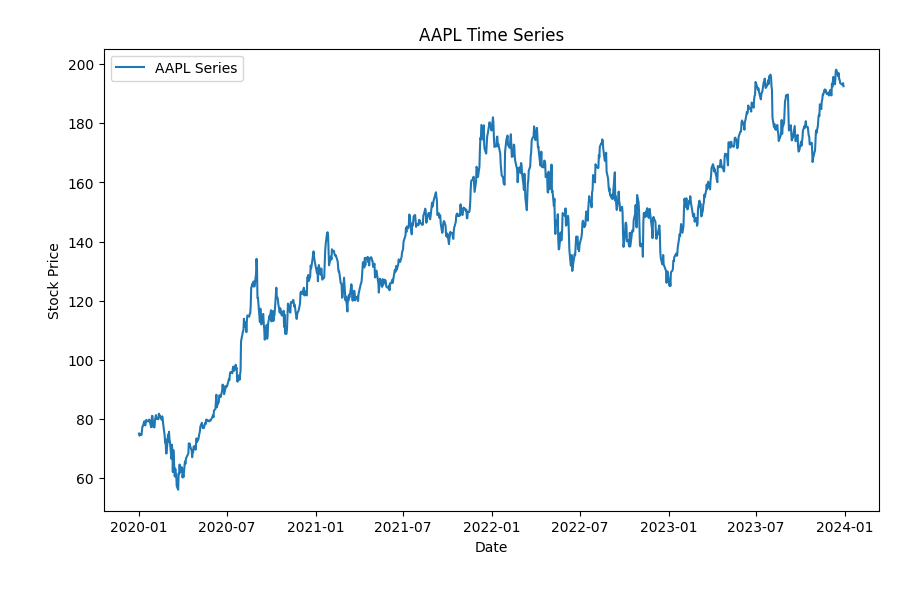
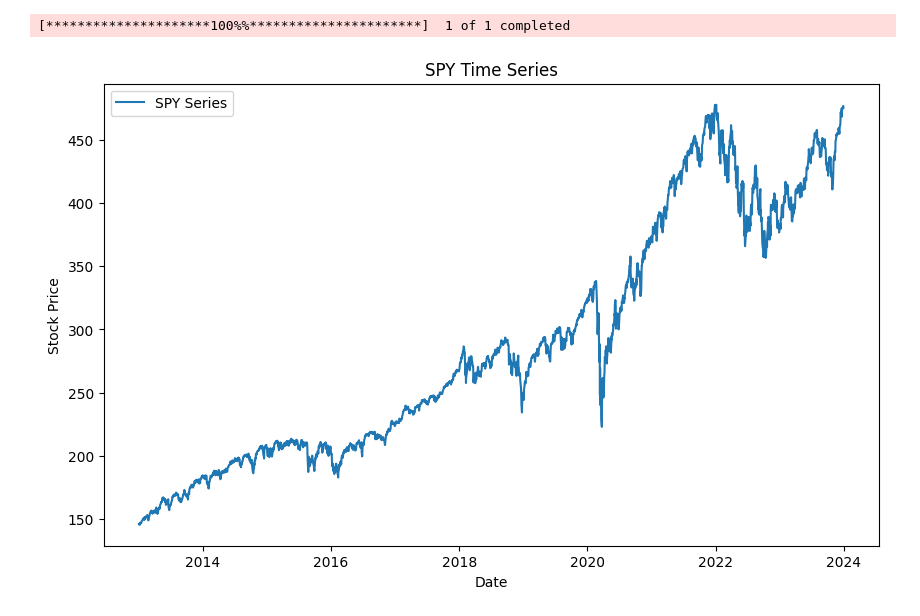
Before and after one commit to Bullish-Banter-Society/gists, a Jupyter notebook: ARIMA.ipynb, the cells around one changed output. Cells and saved outputs as stored; diff of their text form; code cells hidden in the pictures.

Commit message:
Add requirements and calculate based on the SPY

```diff
--- a/ARIMA.ipynb
+++ b/ARIMA.ipynb
@@ -1,20 +1,22 @@
 # %%
+%pip install -r requirements.txt
 import numpy as np
 import pandas as pd
 import matplotlib.pyplot as plt
 import yfinance as yf
+from pmdarima import auto_arima
 from statsmodels.tsa.stattools import adfuller, acf, pacf
 from statsmodels.graphics.tsaplots import plot_acf, plot_pacf
-from pmdarima import auto_arima
+
 
 # Step 1: Load Data
 def load_data(ticker, start_date, end_date):
     data = yf.download(ticker, start=start_date, end=end_date)
     return data['Close']
 
-ticker = 'AAPL'
-start_date = "2020-01-01"
-end_date = "2023-12-31"
+ticker = 'SPY'
+start_date = "2013-01-01"
+end_date = "2024-01-01"
 data = load_data(ticker, start_date, end_date)
 
 # Plot the original series
@@ -30,4 +48,5 @@ plt.show()
+[*********************100%%**********************]  1 of 1 completed
-[figure, old version]
+[figure, new version]
 # %%
 # Step 2: Check for Stationarity
 def check_stationarity(series):
```
Also changed, not shown: parts of 6 cells of this notebook, 1 other file.
